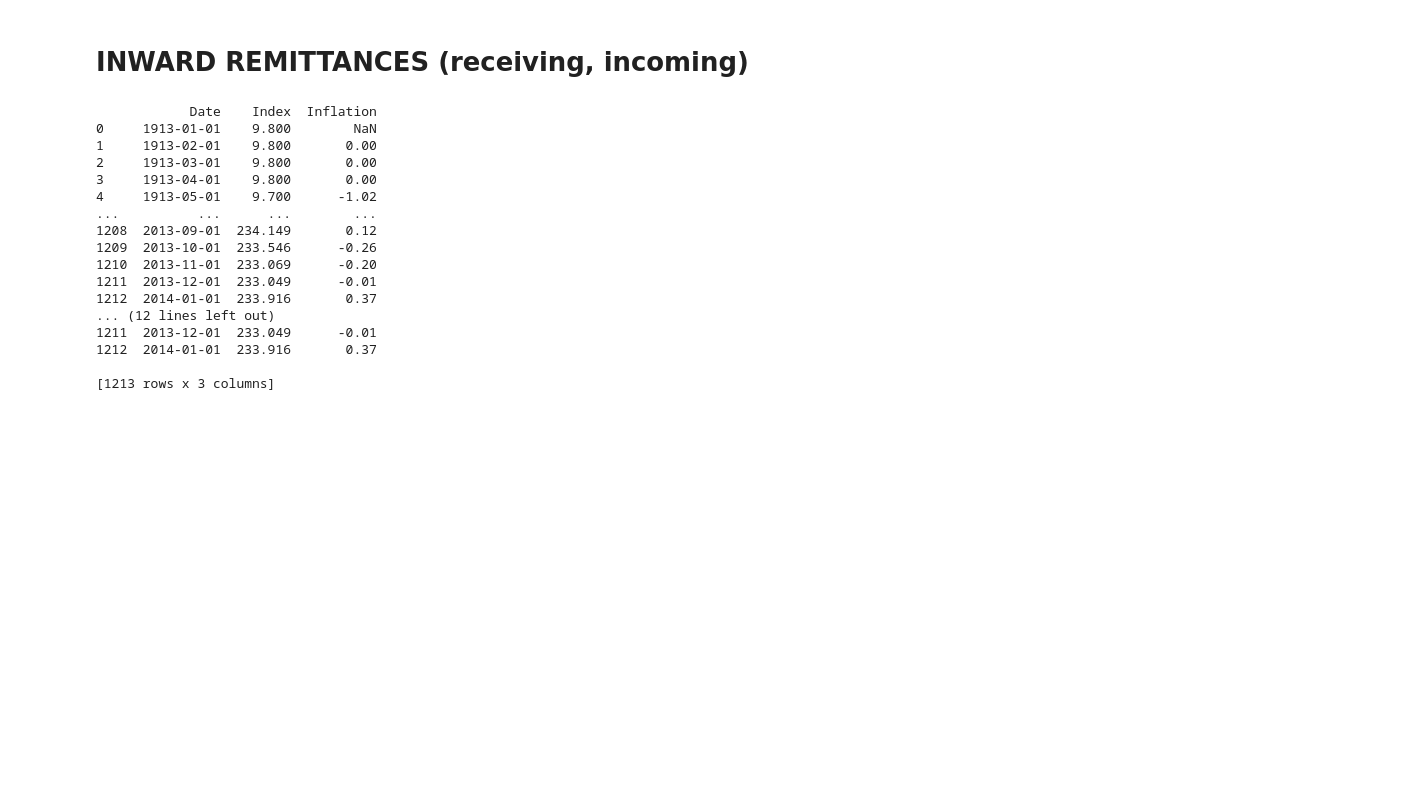
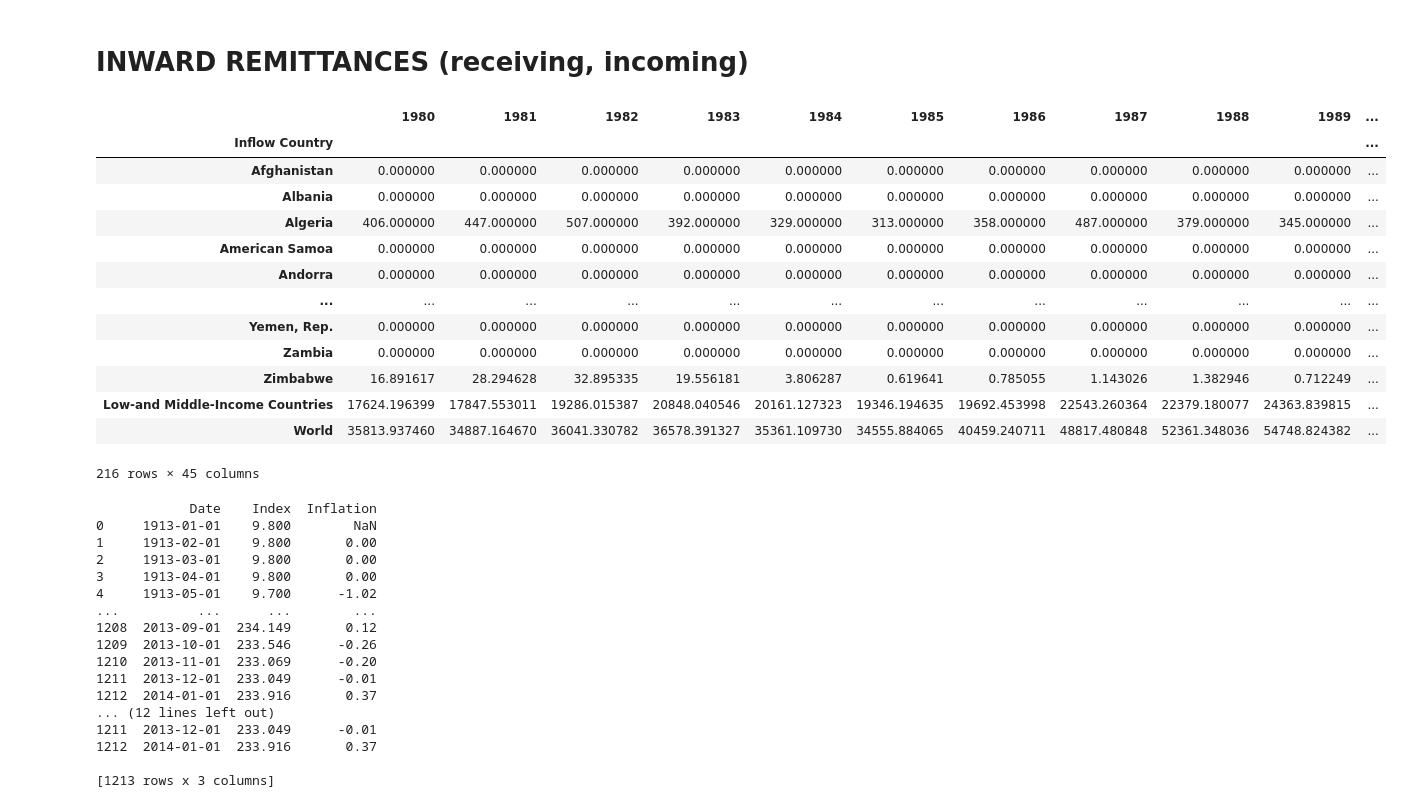
Before and after one commit to bukanif/CYPLAN255-1, a Jupyter notebook: green_remitt/inward_remittances.ipynb, the cells around one changed output. Cells and saved outputs as stored; diff of their text form; code cells hidden in the pictures; blank space fills up the shorter version.

```diff
--- a/green_remitt/inward_remittances.ipynb
+++ b/green_remitt/inward_remittances.ipynb
@@ -13,15 +13,31 @@ inrem = pd.read_excel('data/inward_remit.xlsx')
 # %%
 inrem = inrem[:216]
 inrem = inrem[:216]
 inrem = inrem.dropna(how='all')
 inrem0 = inrem.replace(np.nan, 0)
 inrem0 = inrem0.rename(columns={"Migrant remittance inflows (US$ million)": "Inflow Country", "Remittances as a share of GDP in 2021e (%)": "remit_gdp"}).set_index('Inflow Country').replace(' ', np.nan)
 # rename country column, rename %GDP column, set country column as index, replace empty value with Nan
 inrem0['total_rem'] = inrem0.sum(axis=1)
 # add column for aggregate remittances
 inrem0.insert(42, 'pct_gdp', value=((1*inrem0['remit_gdp']).astype(str) + "%"))
 # add column for percent gdp, converted to percent
 colors=['salmon','blue','yellow','magenta','mediumspringgreen','powderblue','blueviolet','goldenrod','crimson','g']
+inrem0
+# %% [output]
+|  | 1980 | 1981 | 1982 | 1983 | 1984 | 1985 | 1986 | 1987 | 1988 | 1989 | ... |
+| Inflow Country |  |  |  |  |  |  |  |  |  |  | ... |
+| Afghanistan | 0.000000 | 0.000000 | 0.000000 | 0.000000 | 0.000000 | 0.000000 | 0.000000 | 0.000000 | 0.000000 | 0.000000 | ... |
+| Albania | 0.000000 | 0.000000 | 0.000000 | 0.000000 | 0.000000 | 0.000000 | 0.000000 | 0.000000 | 0.000000 | 0.000000 | ... |
+| Algeria | 406.000000 | 447.000000 | 507.000000 | 392.000000 | 329.000000 | 313.000000 | 358.000000 | 487.000000 | 379.000000 | 345.000000 | ... |
+| American Samoa | 0.000000 | 0.000000 | 0.000000 | 0.000000 | 0.000000 | 0.000000 | 0.000000 | 0.000000 | 0.000000 | 0.000000 | ... |
+| Andorra | 0.000000 | 0.000000 | 0.000000 | 0.000000 | 0.000000 | 0.000000 | 0.000000 | 0.000000 | 0.000000 | 0.000000 | ... |
+| ... | ... | ... | ... | ... | ... | ... | ... | ... | ... | ... | ... |
+| Yemen, Rep. | 0.000000 | 0.000000 | 0.000000 | 0.000000 | 0.000000 | 0.000000 | 0.000000 | 0.000000 | 0.000000 | 0.000000 | ... |
+| Zambia | 0.000000 | 0.000000 | 0.000000 | 0.000000 | 0.000000 | 0.000000 | 0.000000 | 0.000000 | 0.000000 | 0.000000 | ... |
+| Zimbabwe | 16.891617 | 28.294628 | 32.895335 | 19.556181 | 3.806287 | 0.619641 | 0.785055 | 1.143026 | 1.382946 | 0.712249 | ... |
+| Low-and Middle-Income Countries | 17624.196399 | 17847.553011 | 19286.015387 | 20848.040546 | 20161.127323 | 19346.194635 | 19692.453998 | 22543.260364 | 22379.180077 | 24363.839815 | ... |
+| World | 35813.937460 | 34887.164670 | 36041.330782 | 36578.391327 | 35361.109730 | 34555.884065 | 40459.240711 | 48817.480848 | 52361.348036 | 54748.824382 | ... |
+216 rows × 45 columns
 # %%
 import datapackage
 data_url = 'https://datahub.io/core/cpi-us/datapackage.json'
```
Also changed, not shown: parts of 6 cells of this notebook, 4 other files.
